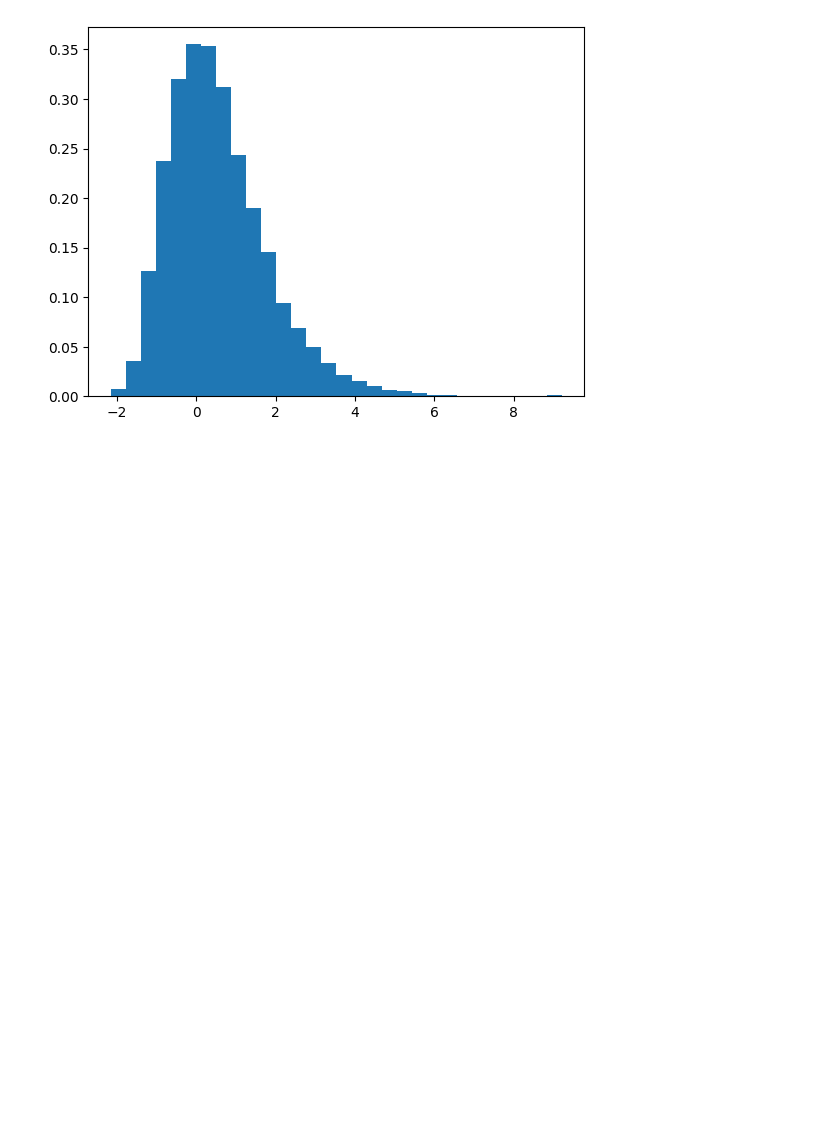
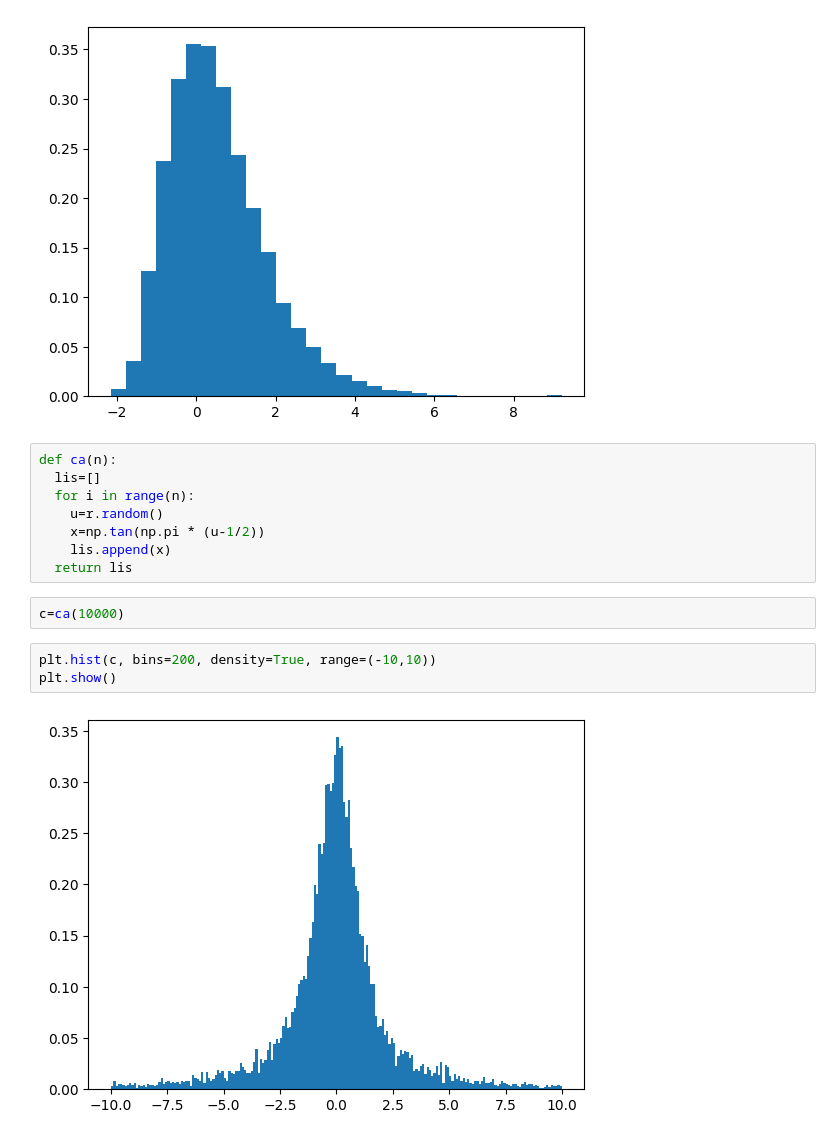
Before and after one commit to LuisManuelCatzoliSoriano/Simulacion-I, a Jupyter notebook: DTriangular.ipynb, the cells around one changed output. Cells and saved outputs as stored; diff of their text form; blank space fills up the shorter version.

```diff
--- a/DTriangular.ipynb
+++ b/DTriangular.ipynb
@@ -79,3 +79,18 @@ plt.hist(g, bins=30, density=True)
 plt.show()
 # %% [output]
 [figure]
+# %%
+def ca(n):
+  lis=[]
+  for i in range(n):
+    u=r.random()
+    x=np.tan(np.pi * (u-1/2))
+    lis.append(x)
+  return lis
+# %%
+c=ca(10000)
+# %%
+plt.hist(c, bins=200, density=True, range=(-10,10))
+plt.show()
+# %% [output]
+[figure, added]
```
Also changed, not shown: parts of 6 cells of this notebook.
